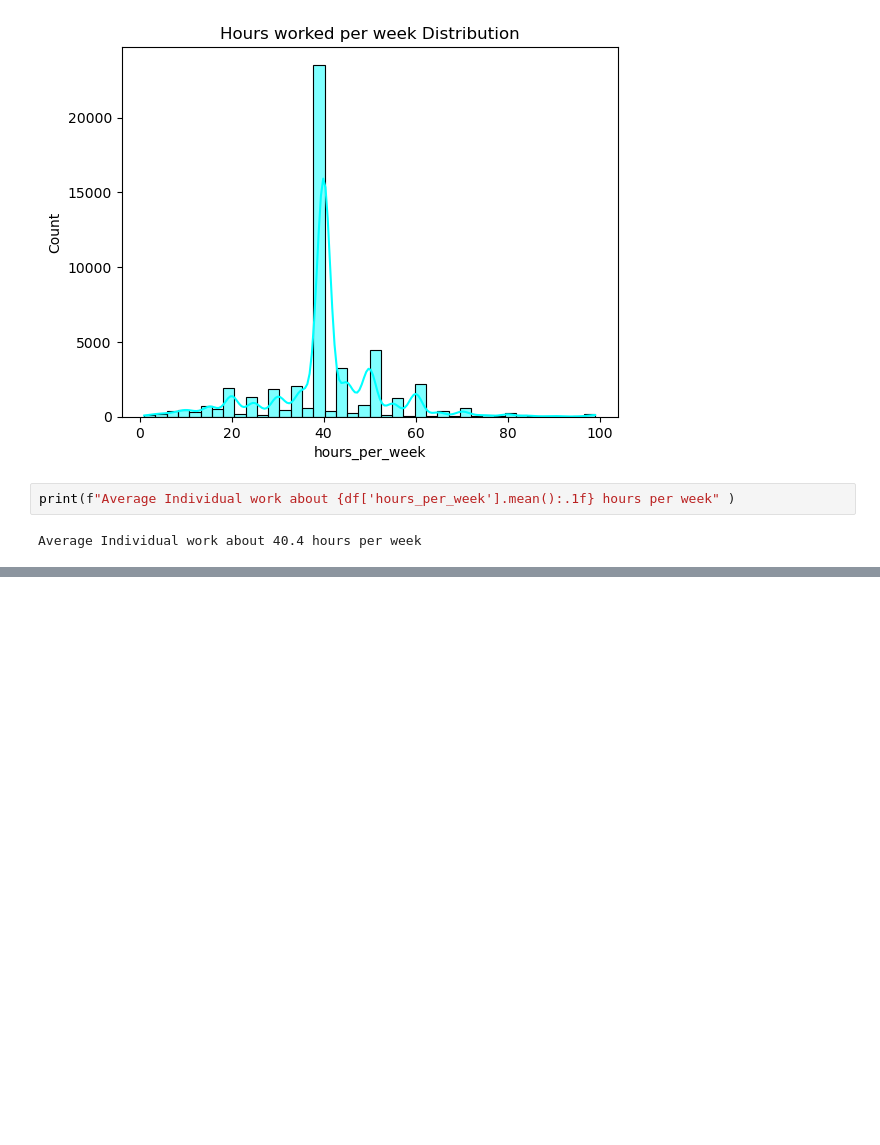
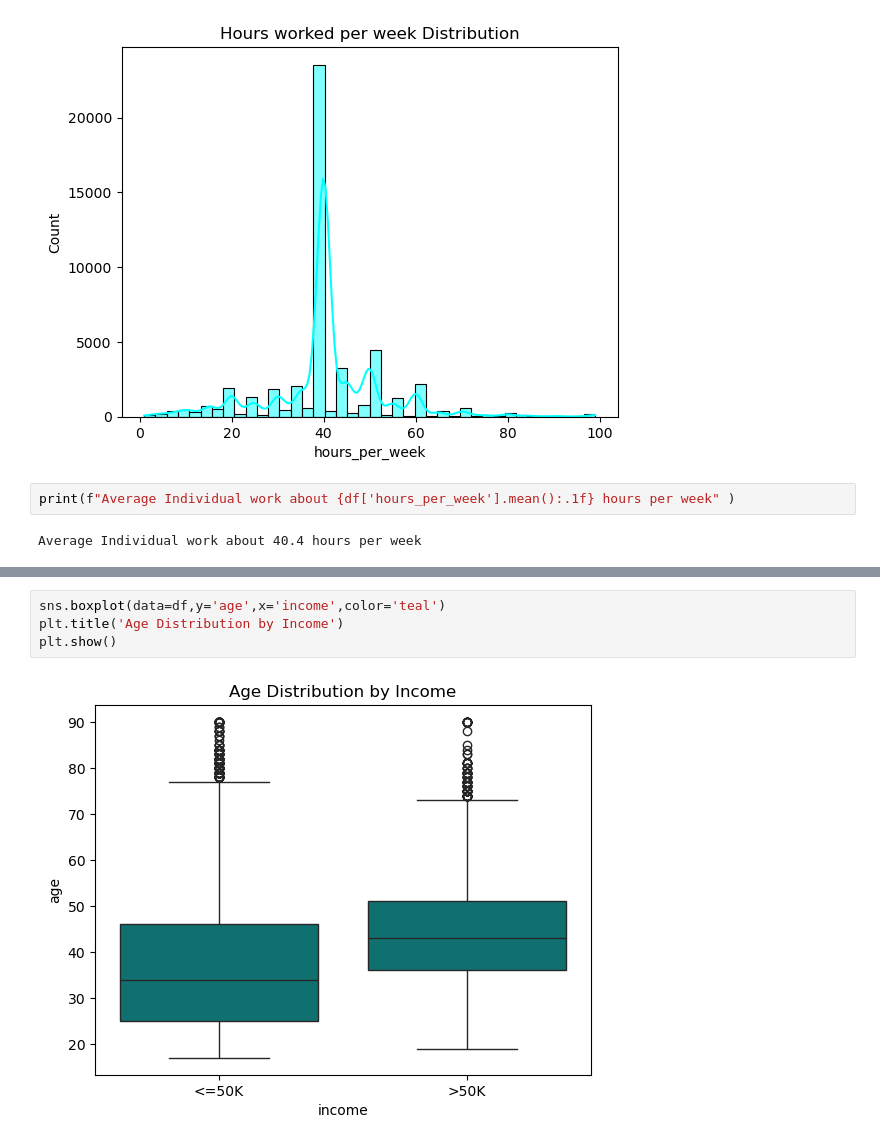
Before and after one commit to himashooo/Adult-Income, a Jupyter notebook: Adult Income.ipynb, the cells around one changed output, grey strips where cells are left out. Cells and saved outputs as stored; diff of their text form; blank space fills up the shorter version.

```diff
--- a/Adult Income.ipynb
+++ b/Adult Income.ipynb
@@ -327,0 +342,6 @@ sns.countplot(x=df['income'])
+# %%
+sns.boxplot(data=df,y='age',x='income',color='teal')
+plt.title('Age Distribution by Income')
+plt.show()
+# %% [output]
+[figure, added]
```
Also changed, not shown: parts of 12 cells of this notebook.
